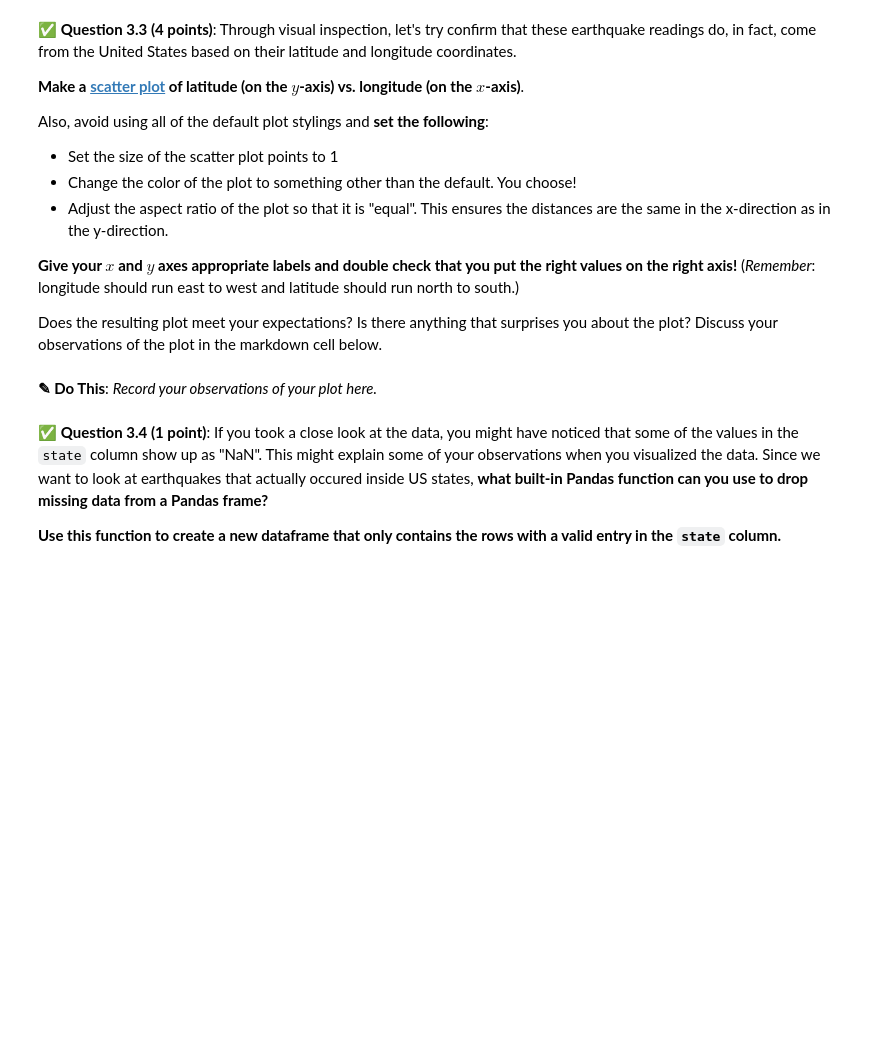
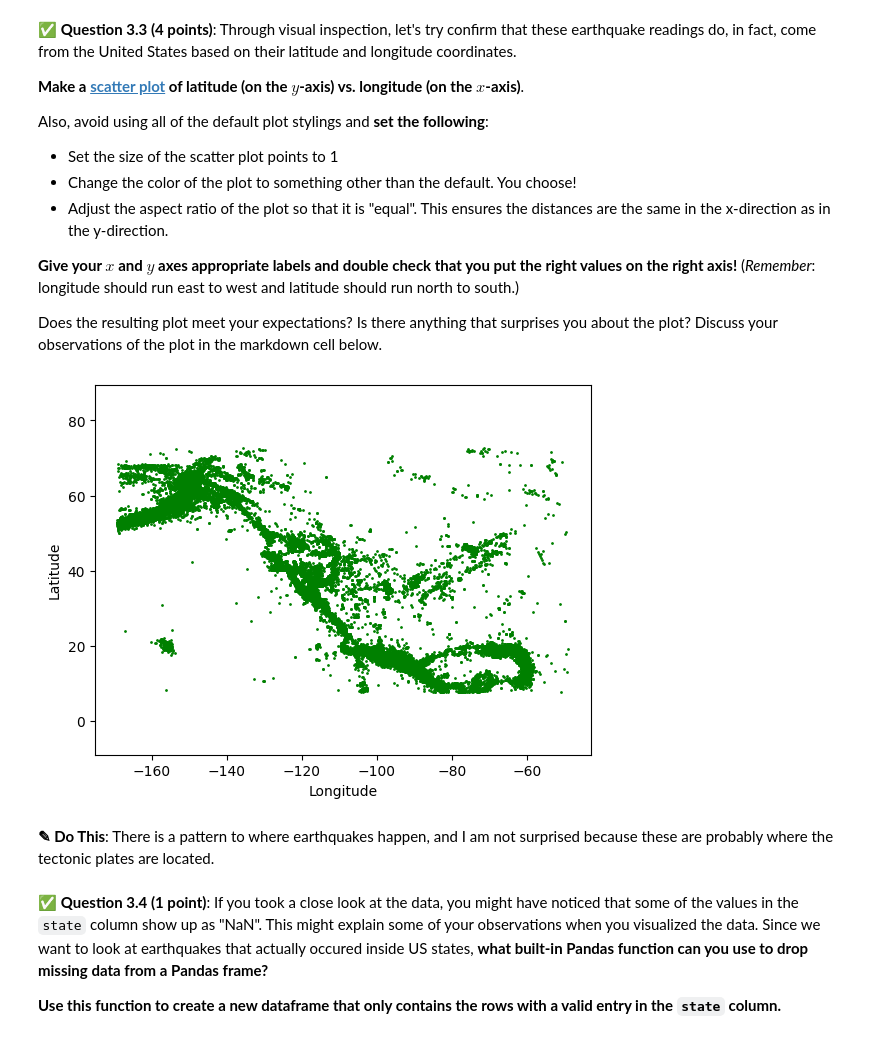
Before and after one commit to Alexcrossmung/CMSE-f25-turnin, a Jupyter notebook: hw-01/HW01-AlexCross.ipynb, the cells around one changed output. Saved outputs shown, nothing was run; the diff lists cells and outputs as text; code cells hidden in the pictures; blank space fills up the shorter version.

```diff
--- a/hw-01/HW01-AlexCross.ipynb
+++ b/hw-01/HW01-AlexCross.ipynb
@@ -360,3 +360,5 @@ That headline might be a alarming, but you're going to take a look at the data y
 &#9989; **Question 3.2 (2 points)**: To get started, **read in the `earthquake_states.csv` dataset** and then display the first 15 rows of the data using **Pandas**.
 # %%
 ### Put your code here
+quakes = pd.read_csv("earthquake_states.csv")
+quakes.head(15)
@@ -378,5 +395,16 @@ Does the resulting plot meet your expectations? Is there anything that surprises
-# %% [markdown]
-**<font size=+3>&#9998;</font> Do This**: *Record your observations of your plot here.*
+# %%
+### Put your code here
+import matplotlib.pyplot as plt
+plt.scatter(quakes["longitude"], quakes["latitude"], s = 1, color = 'green')
+plt.axis('equal')
+plt.xlabel("Longitude")
+plt.ylabel("Latitude")
+
+plt.show()
+# %% [output]
+[figure, added]
+# %% [markdown]
+**<font size=+3>&#9998;</font> Do This**: There is a pattern to where earthquakes happen, and I am not surprised because these are probably where the tectonic plates are located.
 # %% [markdown]
 &#9989; **Question 3.4 (1 point)**: If you took a close look at the data, you might have noticed that some of the values in the `state` column show up as "NaN". This might explain some of your observations when you visualized the data. Since we want to look at earthquakes that actually occured inside US states, **what built-in Pandas function can you use to drop missing data from a Pandas frame?**
 
```
Also changed, not shown: parts of 13 cells of this notebook.
